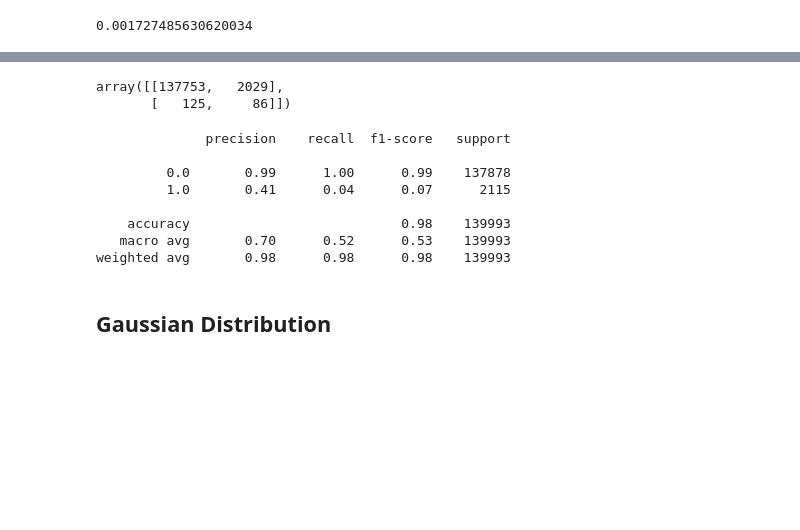
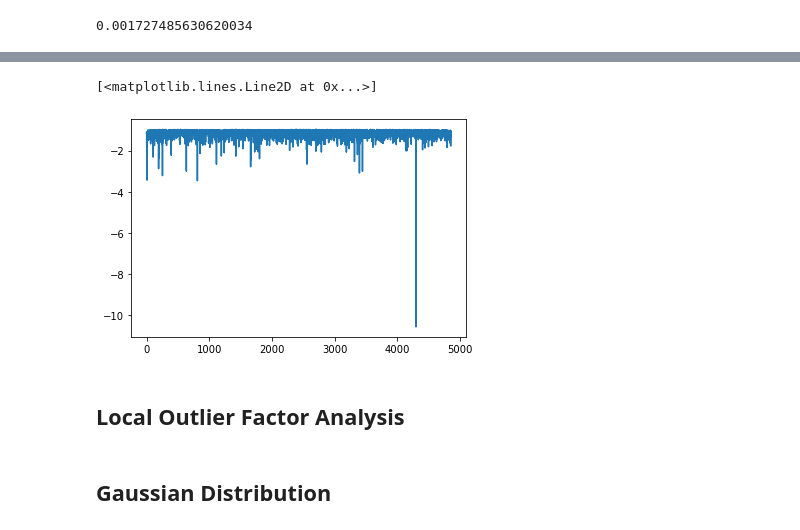
Before and after one commit to cuongmvn/CreditFraudDetection, a Jupyter notebook: notebooks/time-series-LocalOutlierFactor.ipynb, the cells around one changed output, grey strips where cells are left out. Cells and saved outputs as stored; diff of their text form; code cells hidden in the pictures; blank space fills up the shorter version.

```diff
--- a/notebooks/time-series-LocalOutlierFactor.ipynb
+++ b/notebooks/time-series-LocalOutlierFactor.ipynb
@@ -98,16 +128,25 @@ rate
+# %%
+def get_hour_data(df, hours):
+    _ = df[df["Time"]>3600*hours]
+    _ = _[_["Time"]<3600*(hours+1)]
+    _["Amount"] = _["Amount"]/20
+    _["Time"] = _["Time"]/72
+    X = _.drop(columns = ['Class']).to_numpy()
+    y = _['Class'].to_numpy().flatten()
+    return X, y
 # %%
 from sklearn.neighbors import LocalOutlierFactor
 # %%
 y_true =[]
 y_pred = np.array([])
 for i in range(24):
-    clf = LocalOutlierFactor(n_neighbors=5,
-                             algorithm='auto',
-                             leaf_size=30,
+    clf = LocalOutlierFactor(n_neighbors=20,
+                             algorithm='kd_tree',
+                             leaf_size=20,
                              metric='minkowski',
                              p=2,
                              metric_params=None,
-                             contamination=rate[i]*10)
+                             contamination=rate[i]*5)
     X, y = get_hour_data(df, i)
     y_true = np.concatenate((y_true, y), axis=None)
     y_pred_temp = clf.fit_predict(X)
@@ -145,13 +174,13 @@ sum(y_true)
 y_true =[]
 y_pred = np.array([])
 for i in range(24):
-    clf = LocalOutlierFactor(n_neighbors=5,
+    clf = LocalOutlierFactor(n_neighbors=20,
                              algorithm='auto',
                              leaf_size=30,
                              metric='minkowski',
                              p=2,
                              metric_params=None,
-                             contamination=max(rate[i+24],0.0001)*10)
+                             contamination=max(rate[i+24],0.0001)*5)
     X, y = get_hour_data(df, i+24)
     y_true = np.concatenate((y_true, y), axis=None)
     y_pred_temp = clf.fit_predict(X)
@@ -166,19 +207,10 @@ print(errors1)
-# %%
-confusion_matrix(y_true, y_pred)
-# %% [output]
-array([[137753,   2029],
-       [   125,     86]])
-# %%
-print(classification_report(y_pred,y_true))
-# %% [output]
-              precision    recall  f1-score   support
-
-         0.0       0.99      1.00      0.99    137878
-         1.0       0.41      0.04      0.07      2115
-
-    accuracy                           0.98    139993
-   macro avg       0.70      0.52      0.53    139993
-weighted avg       0.98      0.98      0.98    139993
+# %%
+plt.plot(clf.negative_outlier_factor_)
+# %% [output]
+[<matplotlib.lines.Line2D at 0x...>]
+[figure, added]
+# %% [markdown]
+## Local Outlier Factor Analysis
 # %% [markdown]
 ## Gaussian Distribution
 # %% [markdown]
```
Also changed, not shown: parts of 29 cells of this notebook, 2 other files.
